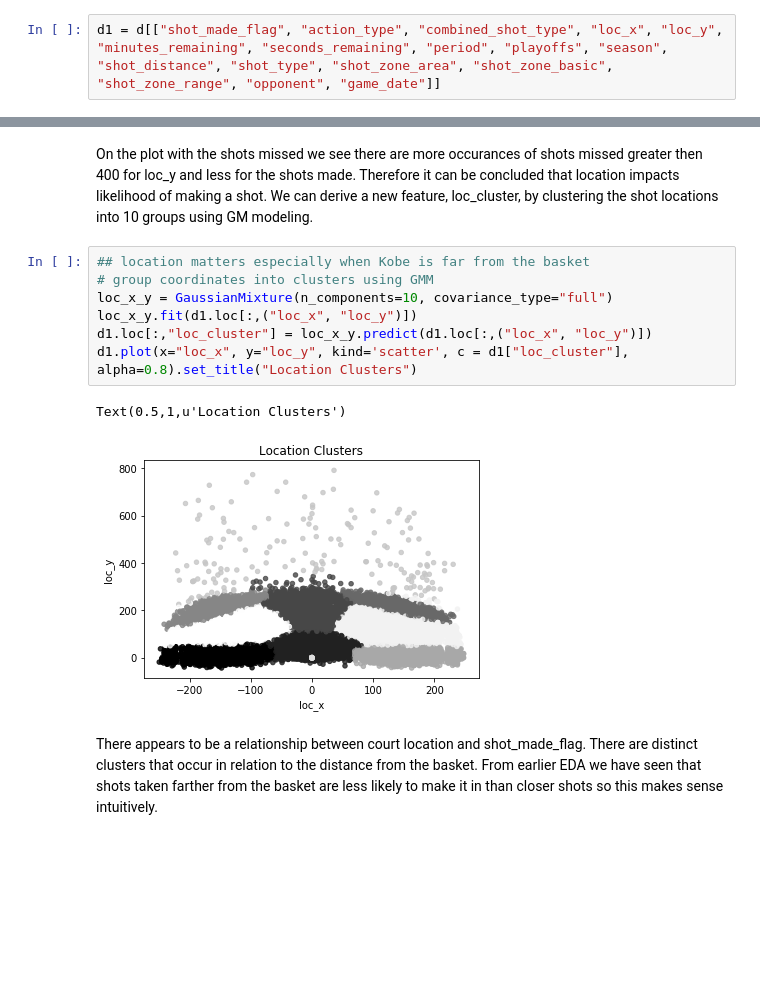
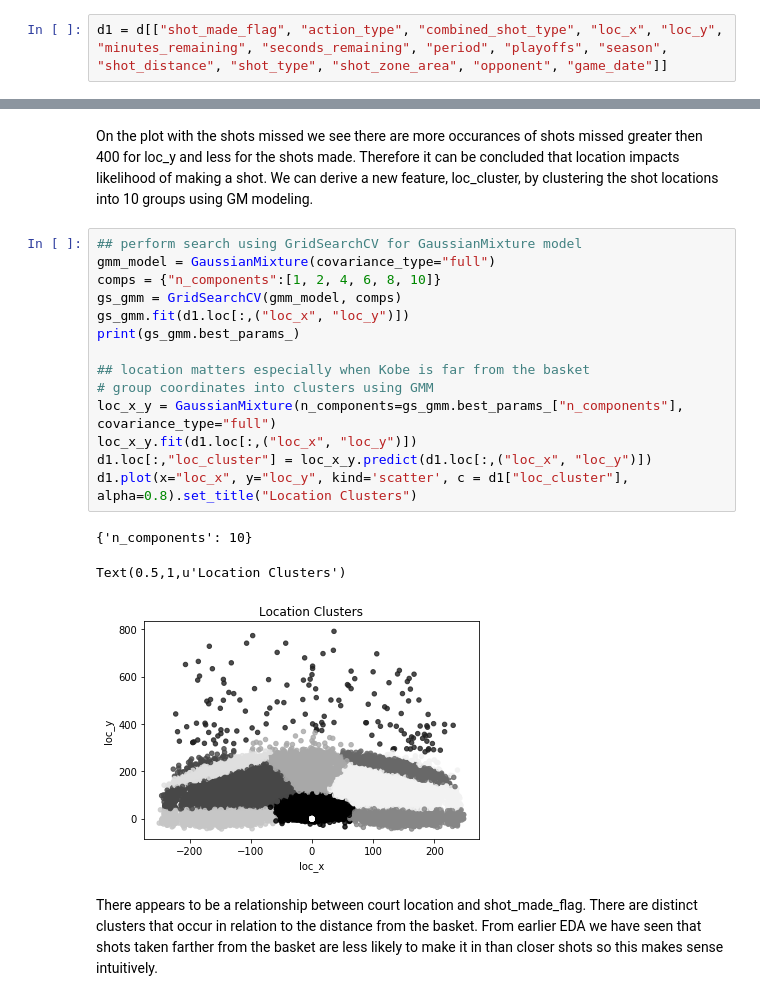
Before and after one commit to jmercado14/mids-w207-final, a Jupyter notebook: kobe_shot_selection_fixed.ipynb, the cells around one changed output, grey strips where cells are left out. Cells and saved outputs as stored; diff of their text form; blank space fills up the shorter version.

```diff
--- a/kobe_shot_selection_fixed.ipynb
+++ b/kobe_shot_selection_fixed.ipynb
@@ -123,7 +121,7 @@ We look at some of the interesting variables.
     opponent
     game_date
 # %%
-d1 = d[["shot_made_flag", "action_type", "combined_shot_type", "loc_x", "loc_y", "minutes_remaining", "seconds_remaining", "period", "playoffs", "season", "shot_distance", "shot_type", "shot_zone_area", "shot_zone_basic", "shot_zone_range", "opponent", "game_date"]]
+d1 = d[["shot_made_flag", "action_type", "combined_shot_type", "loc_x", "loc_y", "minutes_remaining", "seconds_remaining", "period", "playoffs", "season", "shot_distance", "shot_type", "shot_zone_area", "opponent", "game_date"]]
 # %% [markdown]
 #### Action type
 # %%
@@ -242,15 +240,23 @@ plt.show()
 # %% [markdown]
 On the plot with the shots missed we see there are more occurances of shots missed greater then 400 for loc_y and less for the shots made. Therefore it can be concluded that location impacts likelihood of making a shot. We can derive a new feature, loc_cluster, by clustering the shot locations into 10 groups using GM modeling.
 # %%
+## perform search using GridSearchCV for GaussianMixture model
+gmm_model = GaussianMixture(covariance_type="full")
+comps = {"n_components":[1, 2, 4, 6, 8, 10]}
+gs_gmm = GridSearchCV(gmm_model, comps)
+gs_gmm.fit(d1.loc[:,("loc_x", "loc_y")])
+print(gs_gmm.best_params_)
+
 ## location matters especially when Kobe is far from the basket
 # group coordinates into clusters using GMM
-loc_x_y = GaussianMixture(n_components=10, covariance_type="full")
+loc_x_y = GaussianMixture(n_components=gs_gmm.best_params_["n_components"], covariance_type="full")
 loc_x_y.fit(d1.loc[:,("loc_x", "loc_y")])
 d1.loc[:,"loc_cluster"] = loc_x_y.predict(d1.loc[:,("loc_x", "loc_y")])
 d1.plot(x="loc_x", y="loc_y", kind='scatter', c = d1["loc_cluster"], alpha=0.8).set_title("Location Clusters")
 # %% [output]
-Text(0.5,1,u'Location Clusters')
+{'n_components': 10}
+Text(0.5,1,u'Location Clusters')
-[figure, old version]
+[figure, new version]
 # %% [markdown]
 There appears to be a relationship between court location and shot_made_flag. There are distinct clusters that occur in relation to the distance from the basket. From earlier EDA we have seen that shots taken farther from the basket are less likely to make it in than closer shots so this makes sense intuitively.
 # %% [markdown]
```
Also changed, not shown: parts of 42 cells of this notebook.
